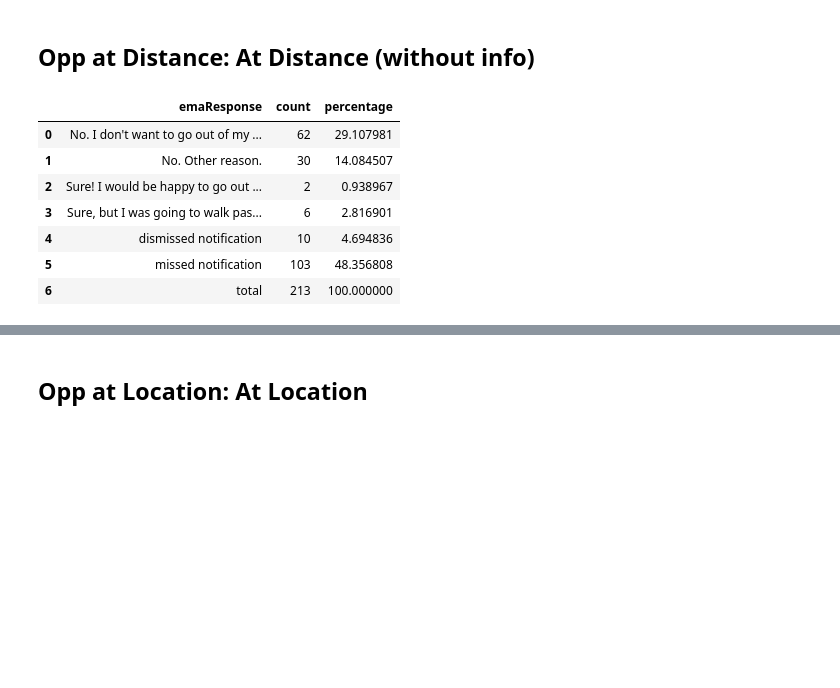
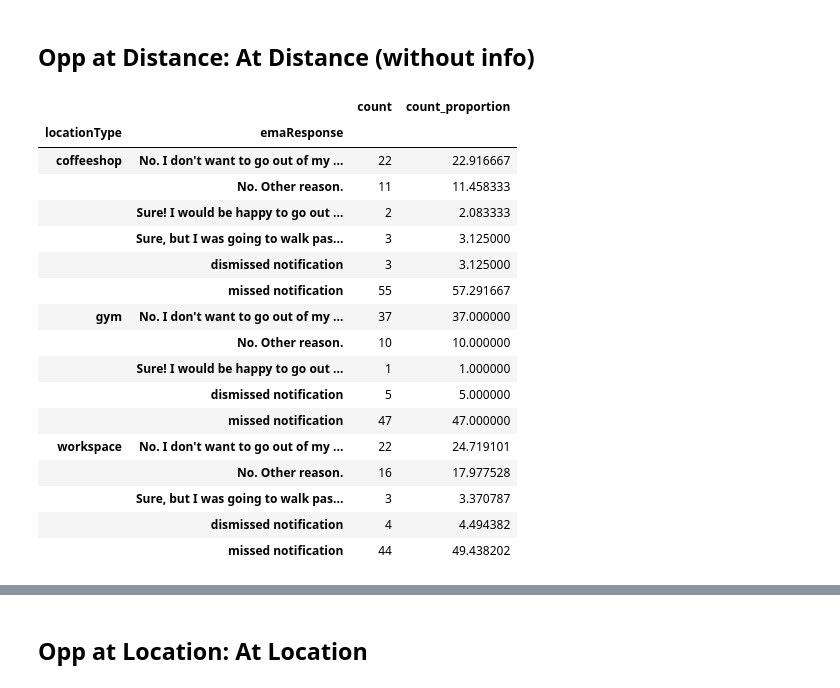
Before and after one commit to NUDelta/les-study-analysis, a Jupyter notebook: w2018/4X-study-dashboard.ipynb, the cells around one changed output, grey strips where cells are left out. Saved outputs shown, nothing was run; the diff lists cells and outputs as text; code cells hidden in the pictures; blank space fills up the shorter version.

Commit message:
breaking down contributions by locationType

```diff
--- a/w2018/4X-study-dashboard.ipynb
+++ b/w2018/4X-study-dashboard.ipynb
@@ -585,3 +586,24 @@ compute_preference_count(deepcopy(location_scaffolds), users_opp_loc)
 # %% [markdown]
 # Data Dashboard
 This section of the notebook is used to monitor the data coming in from the study. Some measures we see here may be used within the paper, but the core purpose of this section is for monitoring the study.
+# %%
+def compute_count_prop_byloc(data, location_col, response_col):
+    """
+    Computes and returns a groupby DataFrame with counts and proportions of responses, by location type.
+
+    Input:
+        data (DataFrame): must include columns for locationType and remappedResponses to aggregate on.
+        location_col (string): location column to aggregate on (e.g. locationType, locationName)
+        response_col (string): response to aggregate (e.g. remappedResponses, emaResponse)
+
+    Output:
+        (groupby DataFrame): aggregated data, by location
+    """
+    count_byloc = data.groupby([location_col, response_col]).apply(lambda x: pd.Series({'count': x[response_col].count()},
+                                                                                       index=['count']))
+    prop_byloc = count_byloc.groupby(level=0, as_index=False).apply(lambda x: 100 * x / float(x.sum())).add_suffix('_proportion')
+
+    # combine count and proportion
+    combined_byloc = pd.concat([count_byloc, prop_byloc], axis=1 )
+
+    return combined_byloc
@@ -674,17 +773,25 @@ print('Unique number of users notified: {}'.format(len(atdist_opp_dist[atdist_op
 Unique number of users notified: 17
 # %% [markdown]
 ## Opp at Distance: At Distance (without info)
-# %%
-atdist_opp_dist_prop_no_info = atdist_opp_dist[~atdist_opp_dist['infoIncluded']].groupby(['emaResponse'])['emaResponse'].count().reset_index(name='count')
-atdist_opp_dist_prop_no_info['percentage'] = 100.0 * atdist_opp_dist_prop_no_info['count'] / sum(atdist_opp_dist_prop_no_info['count'])
-atdist_opp_dist_prop_no_info.loc[len(atdist_opp_dist_prop_no_info)] = ['total', sum(atdist_opp_dist_prop_no_info['count']), 100.0]
-atdist_opp_dist_prop_no_info
-# %% [output]
-|  | emaResponse | count | percentage |
-| 0 | No. I don't want to go out of my ... | 62 | 29.107981 |
-| 1 | No. Other reason. | 30 | 14.084507 |
-| 2 | Sure! I would be happy to go out ... | 2 | 0.938967 |
-| 3 | Sure, but I was going to walk pas... | 6 | 2.816901 |
-| 4 | dismissed notification | 10 | 4.694836 |
-| 5 | missed notification | 103 | 48.356808 |
-| 6 | total | 213 | 100.000000 |
+# %%
+atdist_opp_dist_noinfo_count_prop_byloc = compute_count_prop_byloc(atdist_opp_dist[~atdist_opp_dist['infoIncluded']], 'locationType', 'emaResponse')
+atdist_opp_dist_noinfo_count_prop_byloc
+# %% [output]
+|  |  | count | count_proportion |
+| locationType | emaResponse |  |  |
+| coffeeshop | No. I don't want to go out of my ... | 22 | 22.916667 |
+|  | No. Other reason. | 11 | 11.458333 |
+|  | Sure! I would be happy to go out ... | 2 | 2.083333 |
+|  | Sure, but I was going to walk pas... | 3 | 3.125000 |
+|  | dismissed notification | 3 | 3.125000 |
+|  | missed notification | 55 | 57.291667 |
+| gym | No. I don't want to go out of my ... | 37 | 37.000000 |
+|  | No. Other reason. | 10 | 10.000000 |
+|  | Sure! I would be happy to go out ... | 1 | 1.000000 |
+|  | dismissed notification | 5 | 5.000000 |
+|  | missed notification | 47 | 47.000000 |
+| workspace | No. I don't want to go out of my ... | 22 | 24.719101 |
+|  | No. Other reason. | 16 | 17.977528 |
+|  | Sure, but I was going to walk pas... | 3 | 3.370787 |
+|  | dismissed notification | 4 | 4.494382 |
+|  | missed notification | 44 | 49.438202 |
```
Also changed, not shown: parts of 27 cells of this notebook.
